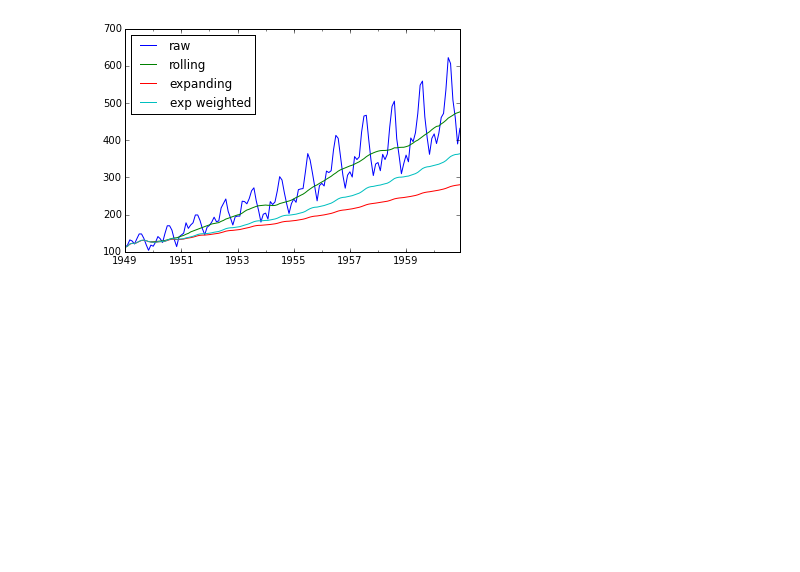
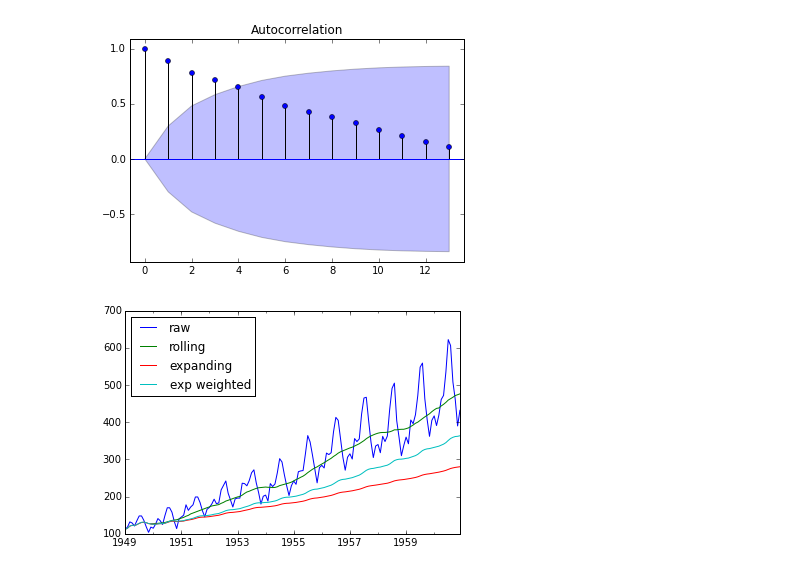
Before and after one commit to gregclinton/murphy, a Jupyter notebook: tsa.ipynb, the cells around one changed output. Saved outputs shown, nothing was run; the diff lists cells and outputs as text; code cells hidden in the pictures; blank space fills up the shorter version.

```diff
--- a/tsa.ipynb
+++ b/tsa.ipynb
@@ -22,3 +22,8 @@ plt.show()
+# %%
+sm.graphics.tsa.plot_acf(df.Activity.values, lags = 13)
+plt.show()
+# %% [output]
+[figure, added]
 # %%
 ts = datasets.passengers()
 parts = sm.tsa.seasonal_decompose(ts.values, model = 'multiplicative', freq = 12)
```
Also changed, not shown: parts of 1 cell of this notebook.
